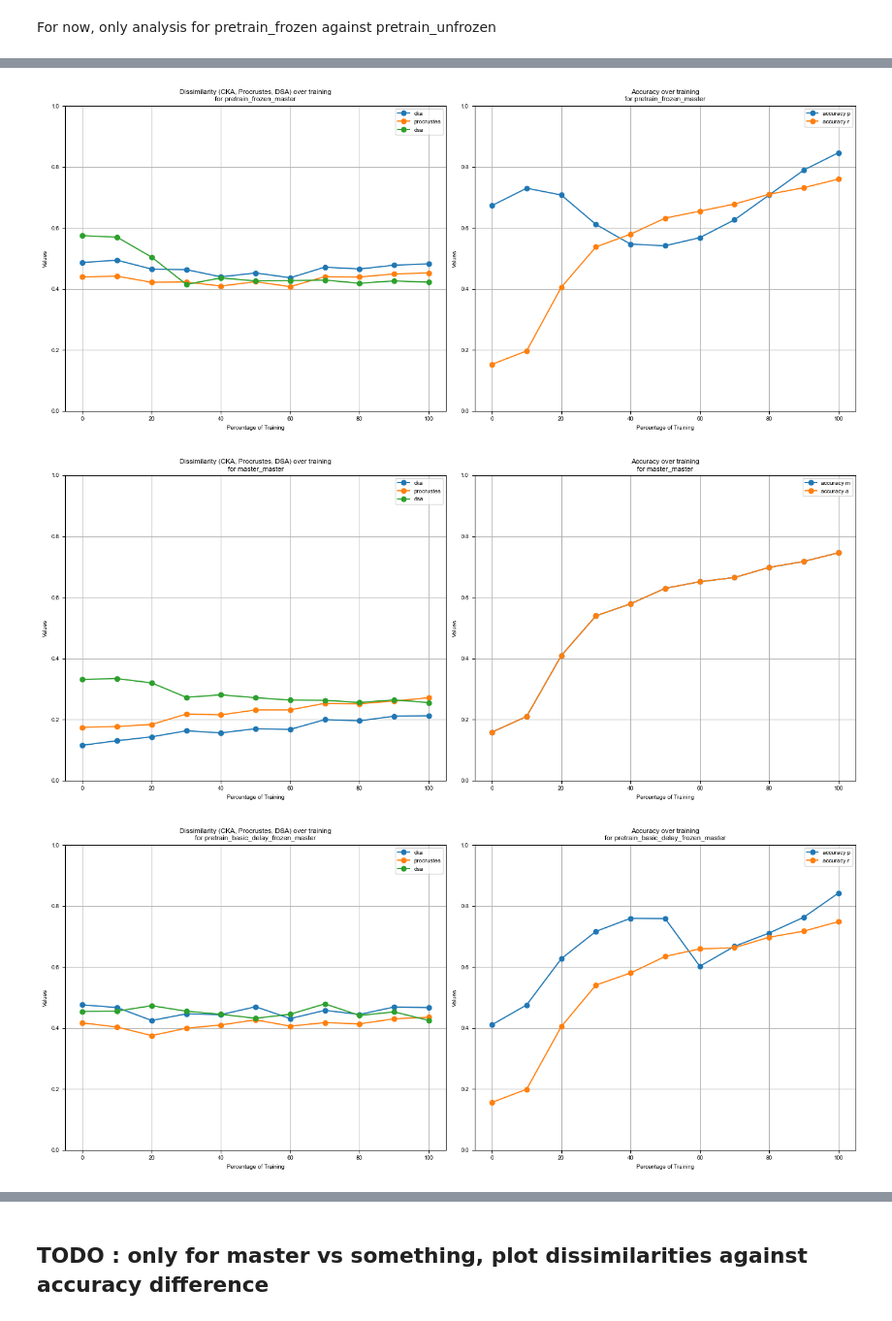
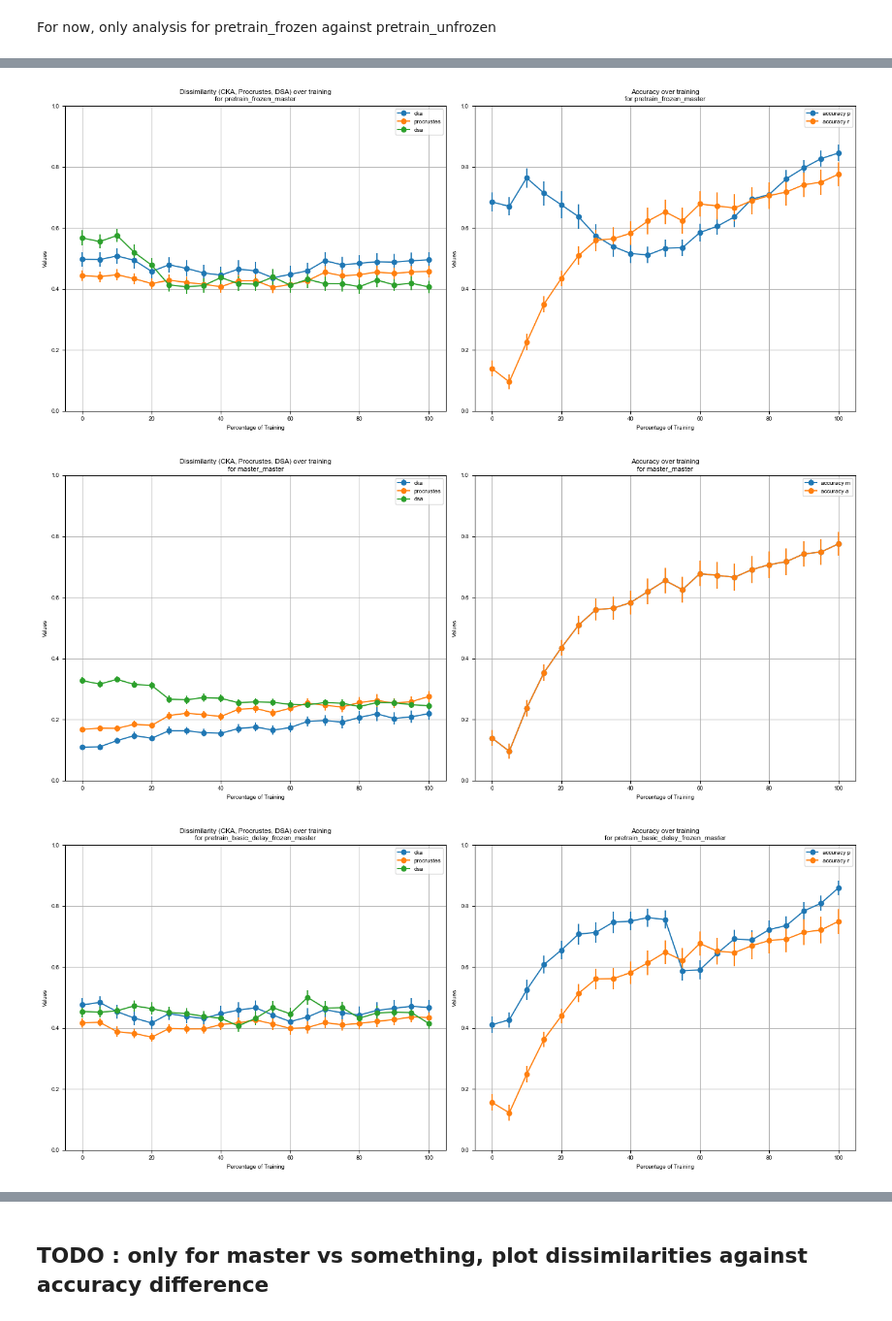
Before and after one commit to qglht/RepAL, a Jupyter notebook: notebooks/analysis_rnn.ipynb, the cells around one changed output, grey strips where cells are left out. Shown at 97% size. Drawn from its saved outputs; the diff is of its cells as text; code cells hidden in the pictures.

```diff
--- a/notebooks/analysis_rnn.ipynb
+++ b/notebooks/analysis_rnn.ipynb
@@ -139,0 +124,9 @@ df_selected[df_selected["group1"] == "master"]
+# %%
+models_trained_per_group = {group+"_master": [] for group in groups_trained}
+for group in groups_trained:
+    df_selected_group = df_selected[
+        (df_selected["group1"] == group) | (df_selected["group2"] == group)
+    ]
+    for row, data in df_selected_group.iterrows():
+        model = data["model_type"]+"_"+data["activation"]+"_"+ str(data["hidden_size"])+"_"+str(data["lr"])+"_"+str(data["batch_size"])
+        models_trained_per_group[group + "_master"].append(model)
@@ -139,0 +153,3 @@ df_selected[df_selected["group1"] == "master"]
+# %%
+for group in models_trained_per_group:
+    models_trained_per_group[group] = list(set(models_trained_per_group[group]))
@@ -362,4 +382,4 @@ for measure in measures:
 # %% [markdown]
 For now, only analysis for pretrain_frozen against pretrain_unfrozen
 # %%
-dissimilarities_groups, groups_training = get_dissimilarities_groups(taskset)
+dissimilarities_groups, groups_training = get_dissimilarities_groups(taskset, models_trained_per_group)
@@ -376,7 +414,7 @@ for group_training in groups_training:
         dissimilarities_interpolated = dissimilarities_groups[group_training]
 
         # X-axis values
-        x_values = [i * 10 for i in range(11)]
+        x_values = [i * 5 for i in range(21)]
 
         # Measures for the two plots
         measures_plot1 = ["cka", "procrustes", "dsa"]
@@ -387,40 +425,52 @@ for group_training in groups_training:
 
         # Plot for the first set of measures
         for key in measures_plot1:
-            values = dissimilarities_interpolated[key]
-            axs[0].plot(x_values, list(values.values()), marker="o", label=key)
+            dict_sampling_to_mean_and_errors = dissimilarities_interpolated[key]
+            axs[0].errorbar(
+                x_values,
+                list([value[0] for value in dict_sampling_to_mean_and_errors.values()]),
+                yerr=[value[1] for value in dict_sampling_to_mean_and_errors.values()],
+                marker="o",
+                label=key,
+            )
 
         axs[0].set_xlabel("Percentage of Training")
         axs[0].set_ylabel("Values")
         axs[0].set_title(
             "Dissimilarity (CKA, Procrustes, DSA) over training\nfor {}".format(
                 group_training
             )
         )
         axs[0].set_ylim(0, 1)
         axs[0].legend()
         axs[0].grid(True)
 
         # Plot for the second set of measures
         for i, key in enumerate(measures_plot2):
-            values = dissimilarities_interpolated[key]
+            dict_sampling_to_mean_and_errors = dissimilarities_interpolated[key]
             # Rename legend label for accuracy
             label = f"accuracy {group_training[i]}"
-            axs[1].plot(x_values, list(values.values()), marker="o", label=label)
+            axs[1].errorbar(
+                x_values,
+                list([value[0] for value in dict_sampling_to_mean_and_errors.values()]),
+                yerr=[value[1] for value in dict_sampling_to_mean_and_errors.values()],
+                marker="o",
+                label=label,
+            )
 
         axs[1].set_xlabel("Percentage of Training")
         axs[1].set_ylabel("Values")
         axs[1].set_title("Accuracy over training\nfor {}".format(group_training))
         axs[1].set_ylim(0, 1)
         axs[1].legend()
         axs[1].grid(True)
 
         # Adjust layout to avoid overlapping elements
         plt.tight_layout()
 
         # Display the plots
         plt.show()
 # %% [output]
-[figure, old version]
+[figure, new version]
-[figure, old version]
+[figure, new version]
-[figure, old version]
+[figure, new version]
```
Also changed, not shown: parts of 6 cells of this notebook, 2 other files.
